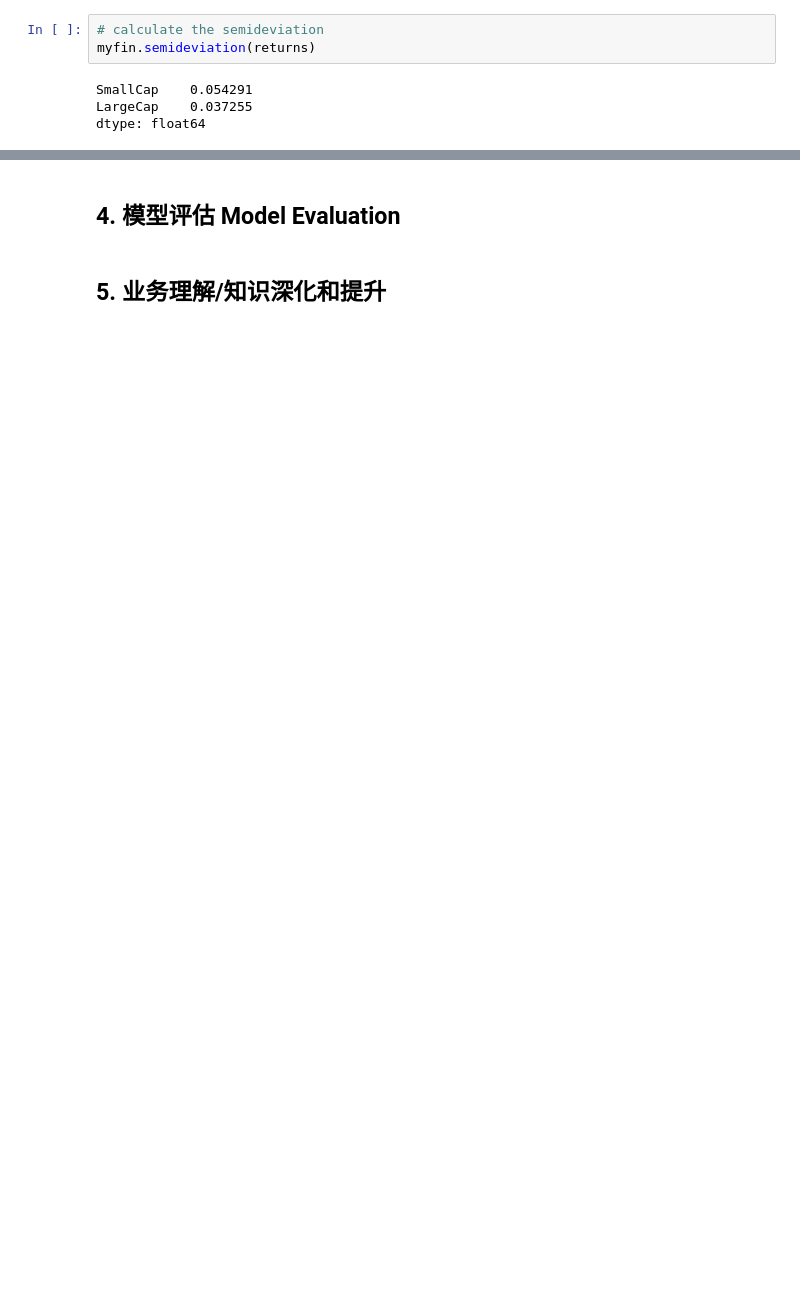
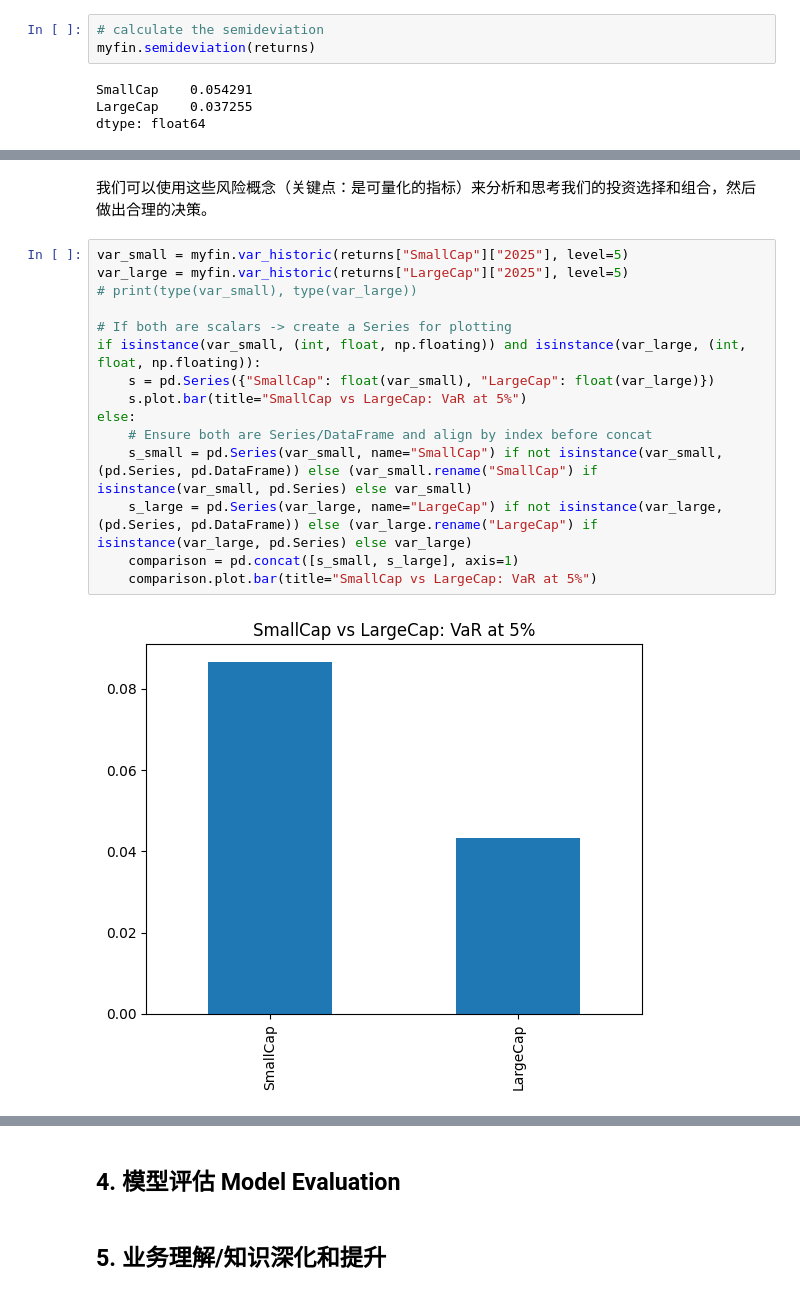
Before and after one commit to WH1994cn/b_python_dshb_cn, a Jupyter notebook: docs/Chapter03/ds_pandas_proj02.ipynb, the cells around one changed output, grey strips where cells are left out. Saved outputs shown, nothing was run; the diff lists cells and outputs as text; blank space fills up the shorter version.

```diff
--- a/docs/Chapter03/ds_pandas_proj02.ipynb
+++ b/docs/Chapter03/ds_pandas_proj02.ipynb
@@ -510,0 +546,19 @@ myfin.var_historic(returns["SmallCap"], level=5)
+# %% [markdown]
+我们可以使用这些风险概念（关键点：是可量化的指标）来分析和思考我们的投资选择和组合，然后做出合理的决策。
+# %%
+var_small = myfin.var_historic(returns["SmallCap"]["2025"], level=5)
+var_large = myfin.var_historic(returns["LargeCap"]["2025"], level=5)
+# print(type(var_small), type(var_large))
+
+# If both are scalars -> create a Series for plotting
+if isinstance(var_small, (int, float, np.floating)) and isinstance(var_large, (int, float, np.floating)):
+    s = pd.Series({"SmallCap": float(var_small), "LargeCap": float(var_large)})
+    s.plot.bar(title="SmallCap vs LargeCap: VaR at 5%")
+else:
+    # Ensure both are Series/DataFrame and align by index before concat
+    s_small = pd.Series(var_small, name="SmallCap") if not isinstance(var_small, (pd.Series, pd.DataFrame)) else (var_small.rename("SmallCap") if isinstance(var_small, pd.Series) else var_small)
+    s_large = pd.Series(var_large, name="LargeCap") if not isinstance(var_large, (pd.Series, pd.DataFrame)) else (var_large.rename("LargeCap") if isinstance(var_large, pd.Series) else var_large)
+    comparison = pd.concat([s_small, s_large], axis=1)
+    comparison.plot.bar(title="SmallCap vs LargeCap: VaR at 5%")
+# %% [output]
+[figure, added]
```
Also changed, not shown: parts of 39 cells of this notebook, 1 other file.
